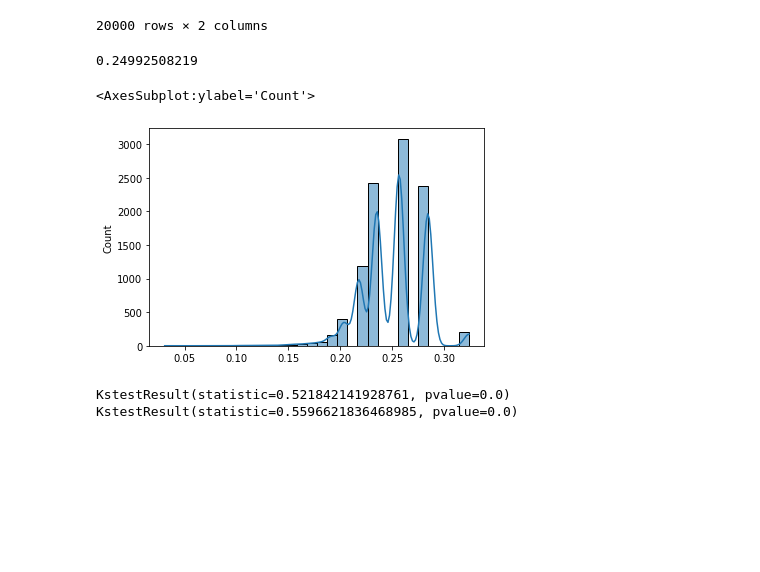
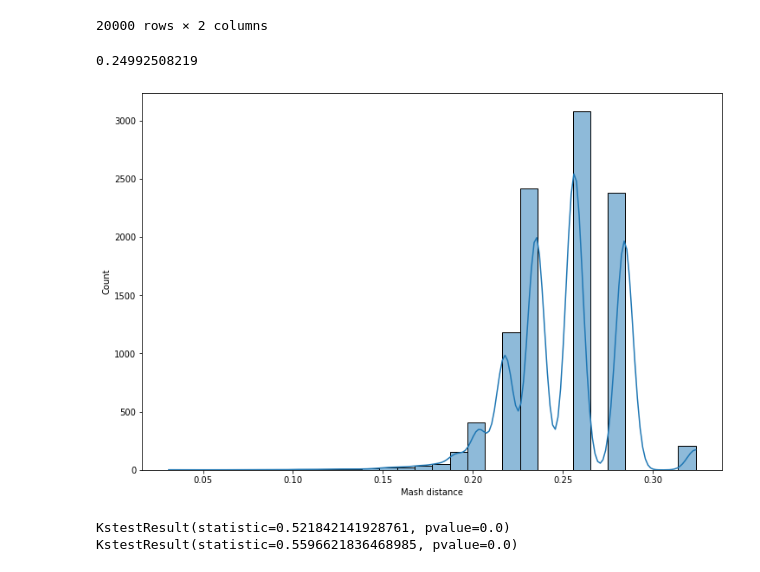
Before and after one commit to LuiggiTenorioK/minhash-benchmark, a Jupyter notebook: src/distances_analysis.ipynb, the cells around one changed output. Drawn from its saved outputs; the diff is of its cells as text; code cells hidden in the pictures; blank space fills up the shorter version.

Commit message:
update reads plots style :lipstick:

```diff
--- a/src/distances_analysis.ipynb
+++ b/src/distances_analysis.ipynb
@@ -128,11 +130,13 @@ mash_min_GS003_GS037_df
 # %%
 aux_df = mash_min_GS003_GS037_df.merge(read_ids_df, how='left', on="read_id")
 print(aux_df[aux_df["sample_id"] == "GS003"]["mindist"].values.mean())
+plt.figure(figsize=(12,8))
 sns.histplot(aux_df[aux_df["sample_id"] == "GS003"]["mindist"].values, kde=True, bins=30)
+plt.xlabel("Mash distance")
+plt.show()
 # %% [output]
 0.24992508219
-<AxesSubplot:ylabel='Count'>
-[figure, old version]
+[figure, new version]
 # %%
 sv1 = mash_min_GS003_GS005_df.merge(read_ids_df, how='left', on="read_id")
 sv1 = sv1[sv1["sample_id"] == "GS003"]["mindist"].values
```
Also changed, not shown: parts of 7 cells of this notebook.
